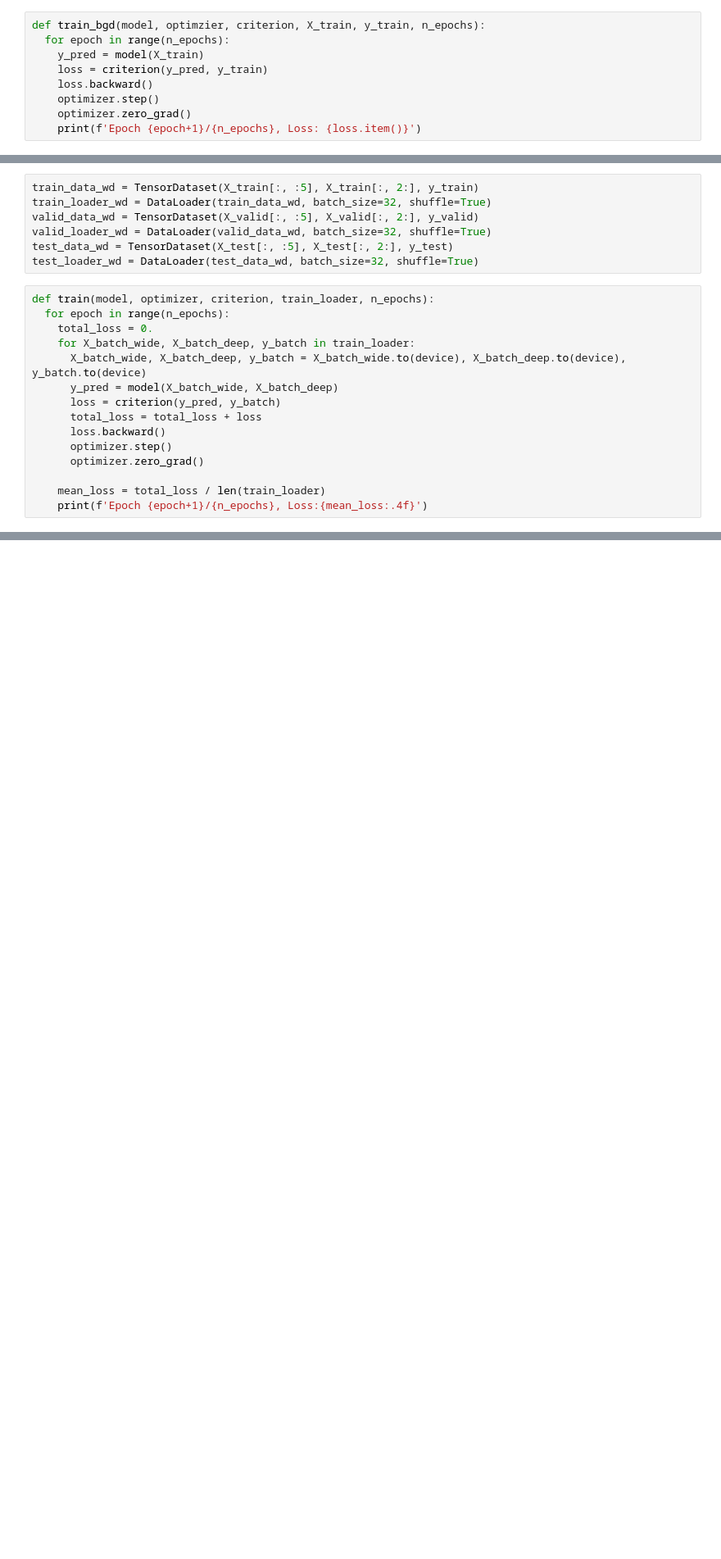
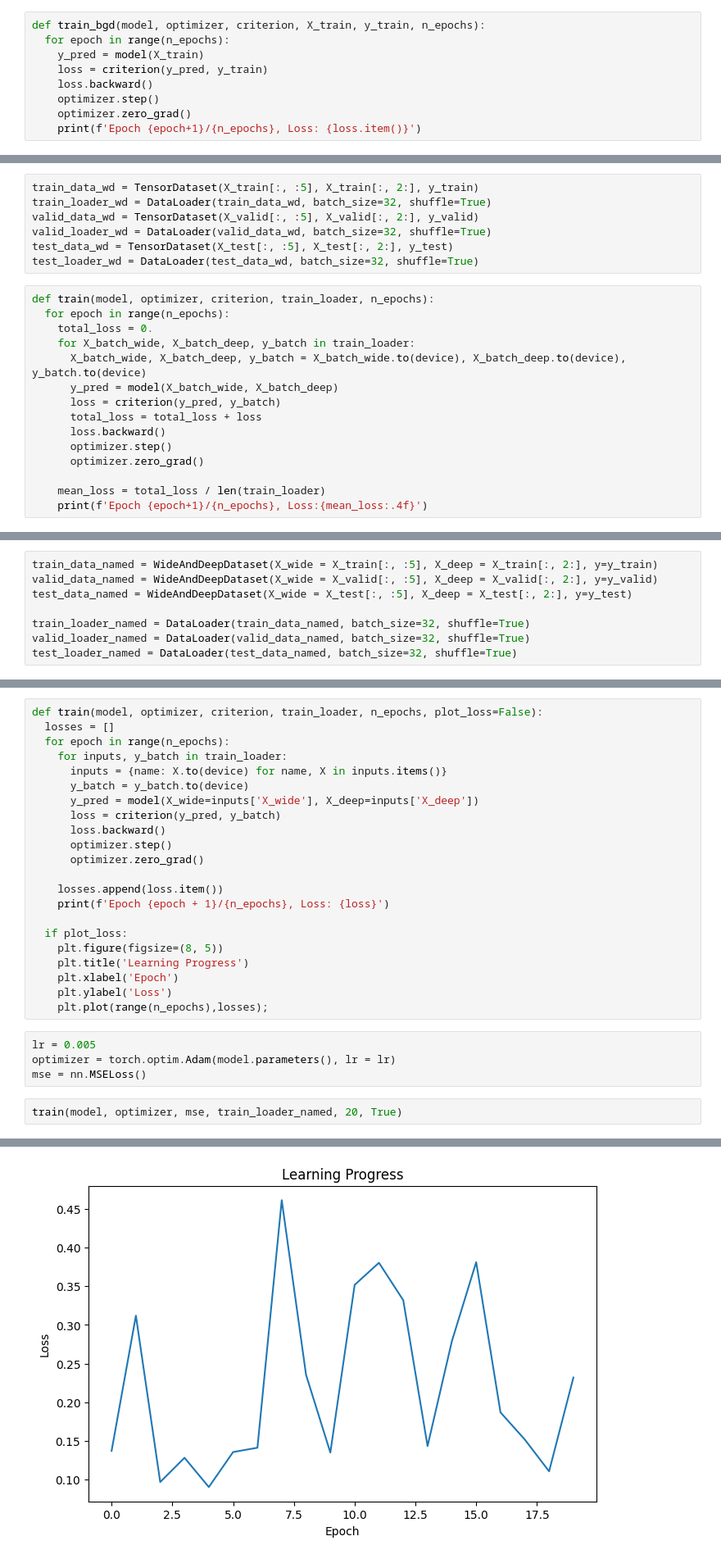
Before and after one commit to databyhuseyn/DeepLearning, a Jupyter notebook: Introduction_to_Deep_Learning_with_PyTorch.ipynb, the cells around one changed output, grey strips where cells are left out. Shown at 82% size. Drawn from its saved outputs; the diff is of its cells as text; blank space fills up the shorter version.

```diff
--- a/Introduction_to_Deep_Learning_with_PyTorch.ipynb
+++ b/Introduction_to_Deep_Learning_with_PyTorch.ipynb
@@ -426,5 +428,5 @@ tensor([[ 0.6705],
 # %%
-def train_bgd(model, optimzier, criterion, X_train, y_train, n_epochs):
+def train_bgd(model, optimizer, criterion, X_train, y_train, n_epochs):
   for epoch in range(n_epochs):
     y_pred = model(X_train)
     loss = criterion(y_pred, y_train)
@@ -850,0 +865,8 @@ Epoch 20/20, Loss:0.4418
+# %%
+train_data_named = WideAndDeepDataset(X_wide = X_train[:, :5], X_deep = X_train[:, 2:], y=y_train)
+valid_data_named = WideAndDeepDataset(X_wide = X_valid[:, :5], X_deep = X_valid[:, 2:], y=y_valid)
+test_data_named = WideAndDeepDataset(X_wide = X_test[:, :5], X_deep = X_test[:, 2:], y=y_test)
+
+train_loader_named = DataLoader(train_data_named, batch_size=32, shuffle=True)
+valid_loader_named = DataLoader(valid_data_named, batch_size=32, shuffle=True)
+test_loader_named = DataLoader(test_data_named, batch_size=32, shuffle=True)
@@ -850,0 +875,29 @@ Epoch 20/20, Loss:0.4418
+# %%
+def train(model, optimizer, criterion, train_loader, n_epochs, plot_loss=False):
+  losses = []
+  for epoch in range(n_epochs):
+    for inputs, y_batch in train_loader:
+      inputs = {name: X.to(device) for name, X in inputs.items()}
+      y_batch = y_batch.to(device)
+      y_pred = model(X_wide=inputs['X_wide'], X_deep=inputs['X_deep'])
+      loss = criterion(y_pred, y_batch)
+      loss.backward()
+      optimizer.step()
+      optimizer.zero_grad()
+
+    losses.append(loss.item())
+    print(f'Epoch {epoch + 1}/{n_epochs}, Loss: {loss}')
+
+  if plot_loss:
+    plt.figure(figsize=(8, 5))
+    plt.title('Learning Progress')
+    plt.xlabel('Epoch')
+    plt.ylabel('Loss')
+    plt.plot(range(n_epochs),losses);
+# %%
+lr = 0.005
+optimizer = torch.optim.Adam(model.parameters(), lr = lr)
+mse = nn.MSELoss()
+# %%
+train(model, optimizer, mse, train_loader_named, 20, True)
+# %% [output]
@@ -850,0 +924 @@ Epoch 20/20, Loss:0.4418
+[figure, added]
```
Also changed, not shown: parts of 32 cells of this notebook.
